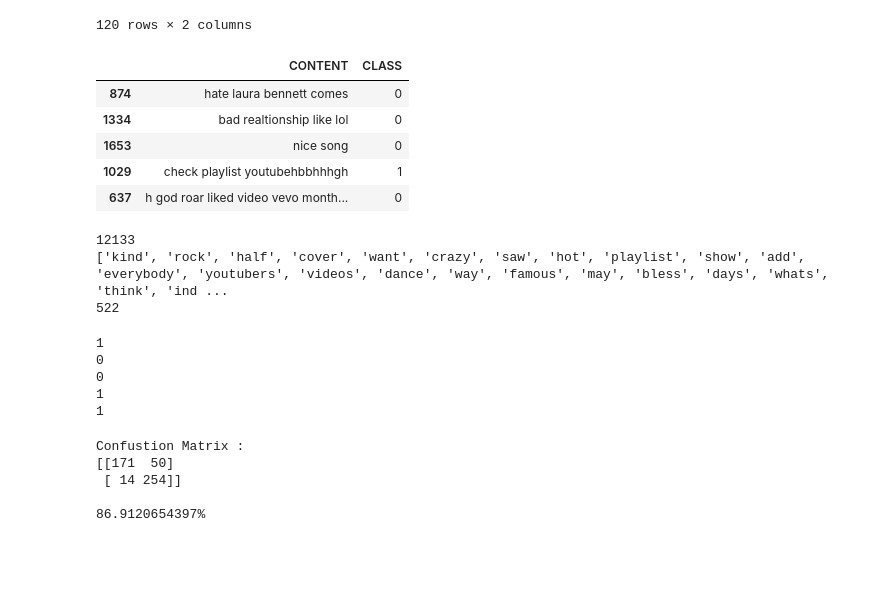
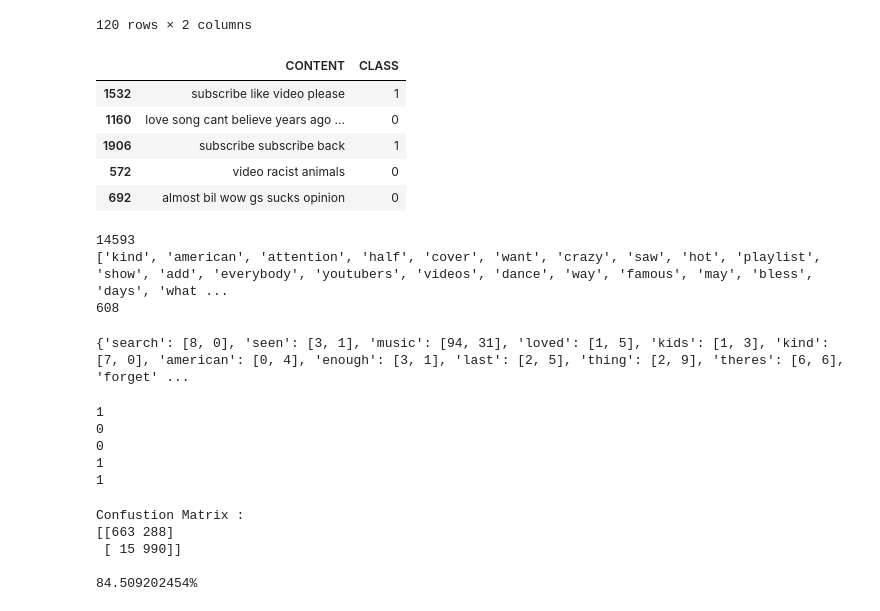
Before and after one commit to poojan124/Spam_comment, a Jupyter notebook: Youtube_SpamComment_Classifier.ipynb, the cells around one changed output. Cells and saved outputs as stored; diff of their text form; code cells hidden in the pictures; blank space fills up the shorter version.

```diff
--- a/Youtube_SpamComment_Classifier.ipynb
+++ b/Youtube_SpamComment_Classifier.ipynb
@@ -136,15 +136,15 @@ data.head(n=120)
 | 119 | mix psy gangnam style mv psy gang... | 0 |
 120 rows × 2 columns
 # %%
-data_train, data_test =train_test_split(data,test_size=0.25,random_state=42)
+data_train, data_test =train_test_split(data,test_size=0.10,random_state=42)
 data_train.head()
 # %% [output]
 |  | CONTENT | CLASS |
-| 874 | hate laura bennett comes | 0 |
-| 1334 | bad realtionship like lol | 0 |
-| 1653 | nice song | 0 |
-| 1029 | check playlist youtubehbbhhhgh | 1 |
-| 637 | h god roar liked video vevo month... | 0 |
+| 1532 | subscribe like video please | 1 |
+| 1160 | love song cant believe years ago ... | 0 |
+| 1906 | subscribe subscribe back | 1 |
+| 572 | video racist animals | 0 |
+| 692 | almost bil wow gs sucks opinion | 0 |
 # %%
 from collections import Counter
 token = []
@@ -158,9 +158,9 @@ features = [x for x,y in c.items() if y>3]
 print(features)
 print(len(features))
 # %% [output]
-12133
-['kind', 'rock', 'half', 'cover', 'want', 'crazy', 'saw', 'hot', 'playlist', 'show', 'add', 'everybody', 'youtubers', 'videos', 'dance', 'way', 'famous', 'may', 'bless', 'days', 'whats', 'think', 'ind ...
-522
+14593
+['kind', 'american', 'attention', 'half', 'cover', 'want', 'crazy', 'saw', 'hot', 'playlist', 'show', 'add', 'everybody', 'youtubers', 'videos', 'dance', 'way', 'famous', 'may', 'bless', 'days', 'what ...
+608
 # %%
 total = data_train.shape[0]
 spamcounter = 0
@@ -180,7 +180,7 @@ counter_words = dict((key,[0,0]) for key in features)
 prob_spam = dict((key,0.0) for key in features)
 prob_ham = dict((key,0.0) for key in features)
 
-#index 0 of counter word value is for spam and 1 index value for non spam coutner
+#index 0 of counter_words value is for spam and 1 index value for non spam coutner
 #EX : {'check':[12,5]} means 'check' word appear 12 times in spam mail and 5 times in non spam mail
 
 for idx,x in data_train.iterrows():
@@ -199,9 +199,13 @@ for idx,x in data_train.iterrows():
             cntr[1] +=1
             counter_words[word] = cntr
 #calculating probability
+
+print(counter_words)
 for key,value in counter_words.items():
         prob_spam[key] = value[0]/float(value[0]+value[1])
         prob_ham[key] = value[1]/float(value[0]+value[1])
+# %% [output]
+{'search': [8, 0], 'seen': [3, 1], 'music': [94, 31], 'loved': [1, 5], 'kids': [1, 3], 'kind': [7, 0], 'american': [0, 4], 'enough': [3, 1], 'last': [2, 5], 'thing': [2, 9], 'theres': [6, 6], 'forget' ...
 # %%
 tp = 0
 tn = 0
@@ -238,15 +242,15 @@ print(classify("great song! thank you for good music"))
 from sklearn.metrics import confusion_matrix
 from sklearn.metrics import accuracy_score
 
-matrix = confusion_matrix(data_test['CLASS'], output)
-acc = accuracy_score(data_test['CLASS'], output)*100
+matrix = confusion_matrix(data['CLASS'], output)
+acc = accuracy_score(data['CLASS'], output)*100
 tn,fp,fn,tp = matrix.ravel()
 
 print("Confustion Matrix : \n" + str(matrix),end='\n\n')
 print(str(acc) + "%")
 # %% [output]
 Confustion Matrix :
-[[171  50]
- [ 14 254]]
+[[663 288]
+ [ 15 990]]
 
-86.9120654397%
+84.509202454%
```
Also changed, not shown: parts of 2 cells of this notebook, 2 other files.
